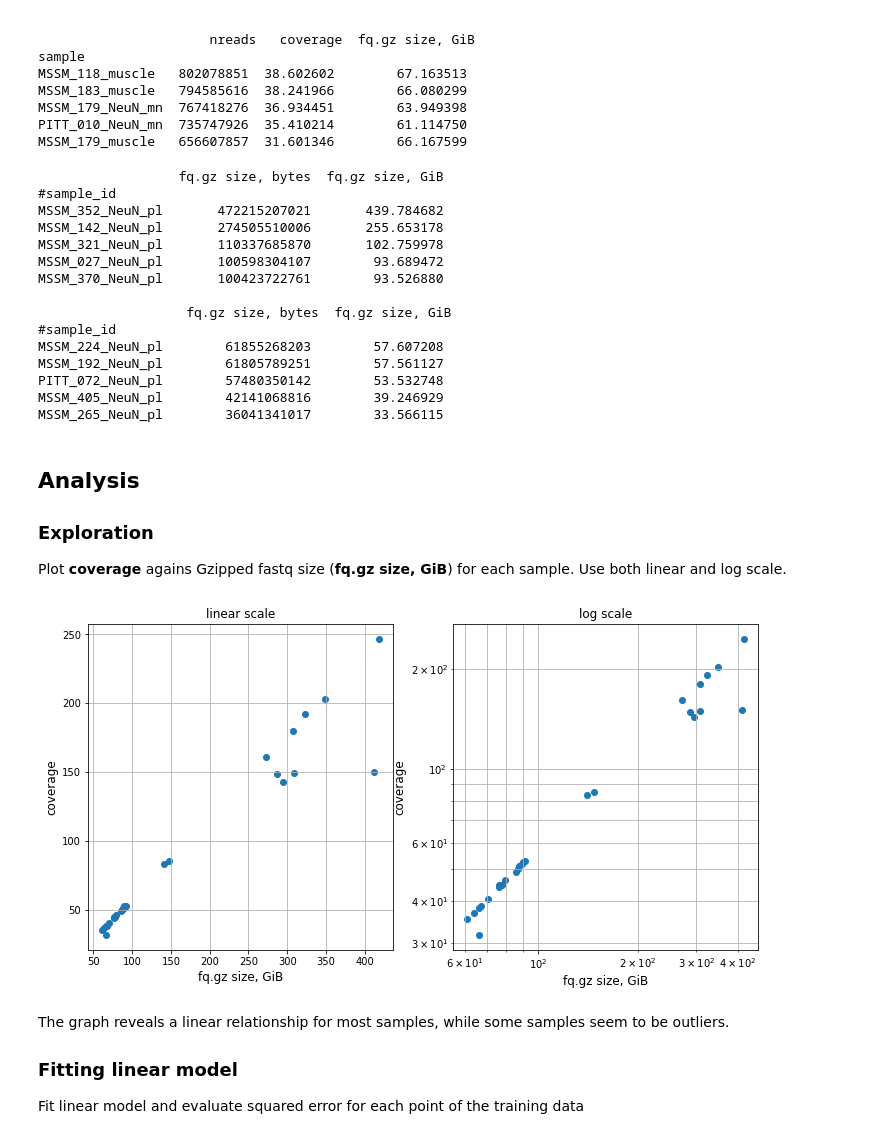
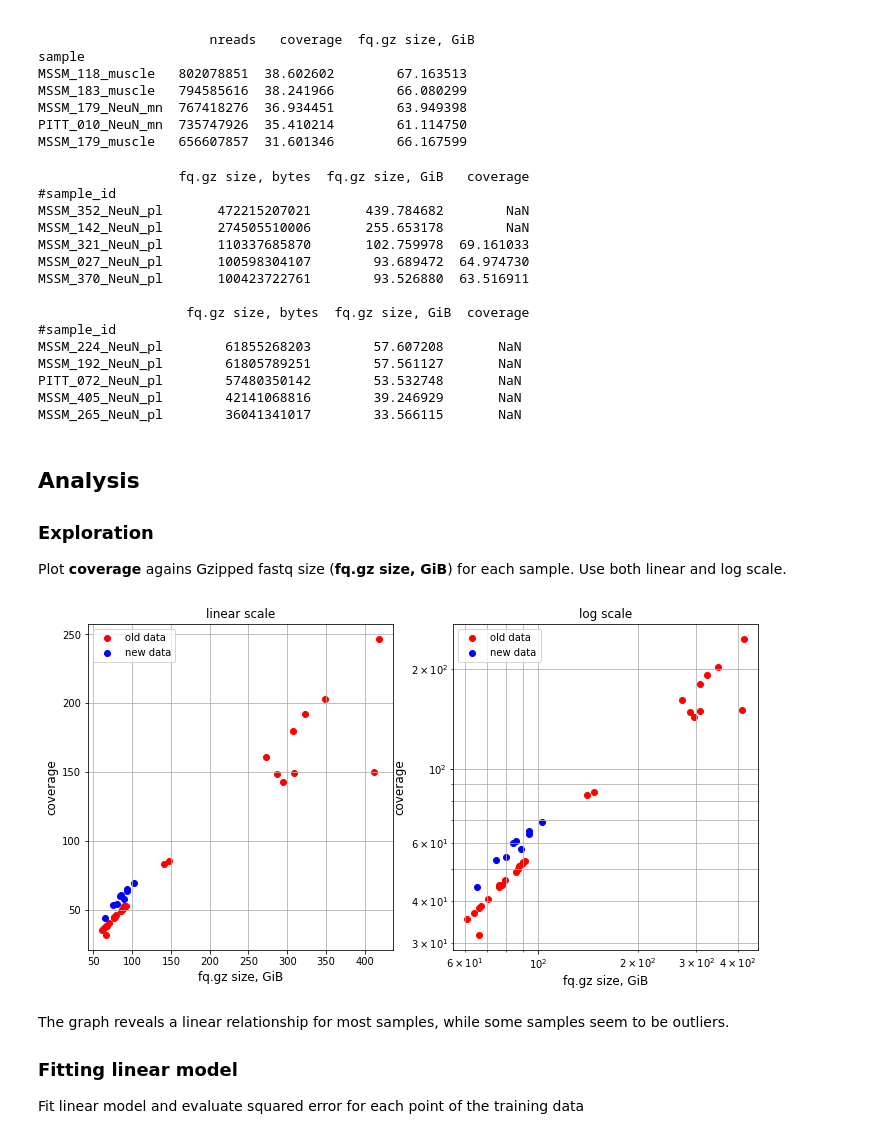
Before and after one commit to attilagk/BSM-research, a Jupyter notebook: notebook/2020-04-29-sample-fastq-sizes/2020-04-29-sample-fastq-sizes.ipynb, the cells around one changed output. Cells and saved outputs as stored; diff of their text form; code cells hidden in the pictures.

```diff
--- a/notebook/2020-04-29-sample-fastq-sizes/2020-04-29-sample-fastq-sizes.ipynb
+++ b/notebook/2020-04-29-sample-fastq-sizes/2020-04-29-sample-fastq-sizes.ipynb
@@ -42,0 +48,4 @@ nreads.tail()
+# %%
+nreads_genewiz = pd.read_csv('/home/attila/projects/bsm/results/2020-04-29-sample-fastq-sizes/nreads-genewiz.tsv', sep='\t', index_col='sample')
+nreads_genewiz['coverage'] = nreads_genewiz['nreads'] * 151 / hg_len_bp
+nreads_genewiz
@@ -96,43 +117,47 @@ newdata = pd.read_csv(io.StringIO(p2.stdout.decode('utf-8')), names=['date', 'ti
 newdata['fq.gz size, GiB'] = newdata['fq.gz size, bytes'] / 2 ** 30
 newdata = pd.concat([slist, newdata], axis=1)
 new = newdata.groupby('#sample_id').sum().sort_values('fq.gz size, GiB', ascending=False)
+new['coverage'] = np.nan
+new.loc[nreads_genewiz.index, 'coverage'] = nreads_genewiz['coverage']
 print(new.head(), '\n' * 2, new.tail())
 # %% [output]
-                  fq.gz size, bytes  fq.gz size, GiB
+                  fq.gz size, bytes  fq.gz size, GiB   coverage
 #sample_id
-MSSM_352_NeuN_pl       472215207021       439.784682
-MSSM_142_NeuN_pl       274505510006       255.653178
-MSSM_321_NeuN_pl       110337685870       102.759978
-MSSM_027_NeuN_pl       100598304107        93.689472
-MSSM_370_NeuN_pl       100423722761        93.526880
+MSSM_352_NeuN_pl       472215207021       439.784682        NaN
+MSSM_142_NeuN_pl       274505510006       255.653178        NaN
+MSSM_321_NeuN_pl       110337685870       102.759978  69.161033
+MSSM_027_NeuN_pl       100598304107        93.689472  64.974730
+MSSM_370_NeuN_pl       100423722761        93.526880  63.516911
 
-                   fq.gz size, bytes  fq.gz size, GiB
+                   fq.gz size, bytes  fq.gz size, GiB  coverage
 #sample_id
-MSSM_224_NeuN_pl        61855268203        57.607208
-MSSM_192_NeuN_pl        61805789251        57.561127
-PITT_072_NeuN_pl        57480350142        53.532748
-MSSM_405_NeuN_pl        42141068816        39.246929
-MSSM_265_NeuN_pl        36041341017        33.566115
+MSSM_224_NeuN_pl        61855268203        57.607208       NaN
+MSSM_192_NeuN_pl        61805789251        57.561127       NaN
+PITT_072_NeuN_pl        57480350142        53.532748       NaN
+MSSM_405_NeuN_pl        42141068816        39.246929       NaN
+MSSM_265_NeuN_pl        36041341017        33.566115       NaN
 # %% [markdown]
 ## Analysis
 ### Exploration
 Plot **coverage** agains Gzipped fastq size (**fq.gz size, GiB**) for each sample.  Use both linear and log scale.
 # %%
 def myscatter(ax, scale='linear'):
-    ax.scatter(old['fq.gz size, GiB'], old['coverage'])
+    ax.scatter(old['fq.gz size, GiB'], old['coverage'], c='r', label='old data')
+    ax.scatter(new['fq.gz size, GiB'], new['coverage'], c='b', label='new data')
     ax.set_xlabel('fq.gz size, GiB', fontsize='large')
     ax.set_ylabel('coverage', fontsize='large')
     ax.grid(b=True, which='both')
     #ax.grid(b=True, which='minor', linestyle=':')
     plt.xscale(scale)
     plt.yscale(scale)
     ax.set_title(scale + ' scale')
+    ax.legend()
 
 fig, ax = plt.subplots(1, 2, figsize=(12, 6))
 myscatter(ax[0], 'linear')
 myscatter(ax[1], 'log')
 # %% [output]
-[figure, old version]
+[figure, new version]
 # %% [markdown]
 The graph reveals a linear relationship for most samples, while some samples seem to be outliers.
 
```
Also changed, not shown: parts of 9 cells of this notebook, 1 other file.
